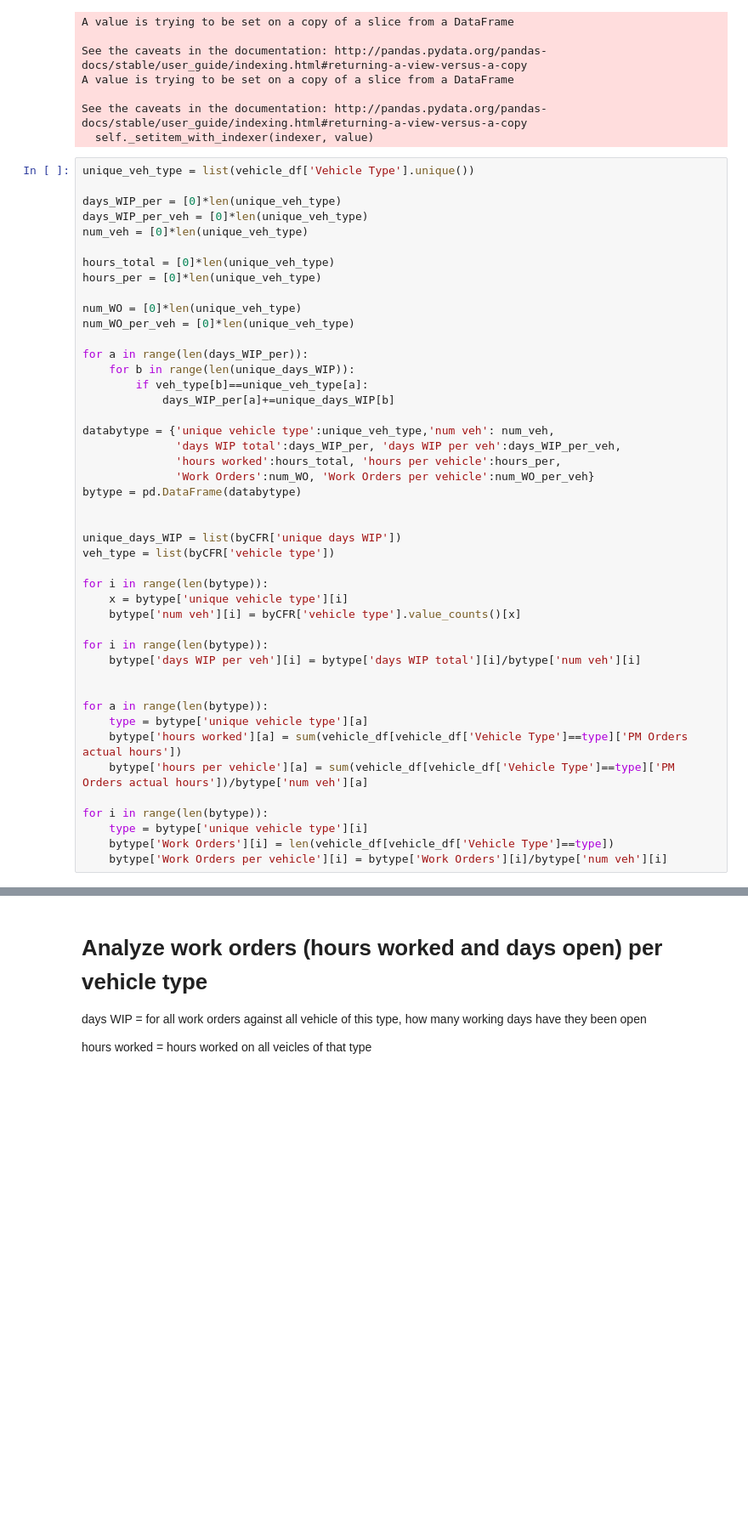
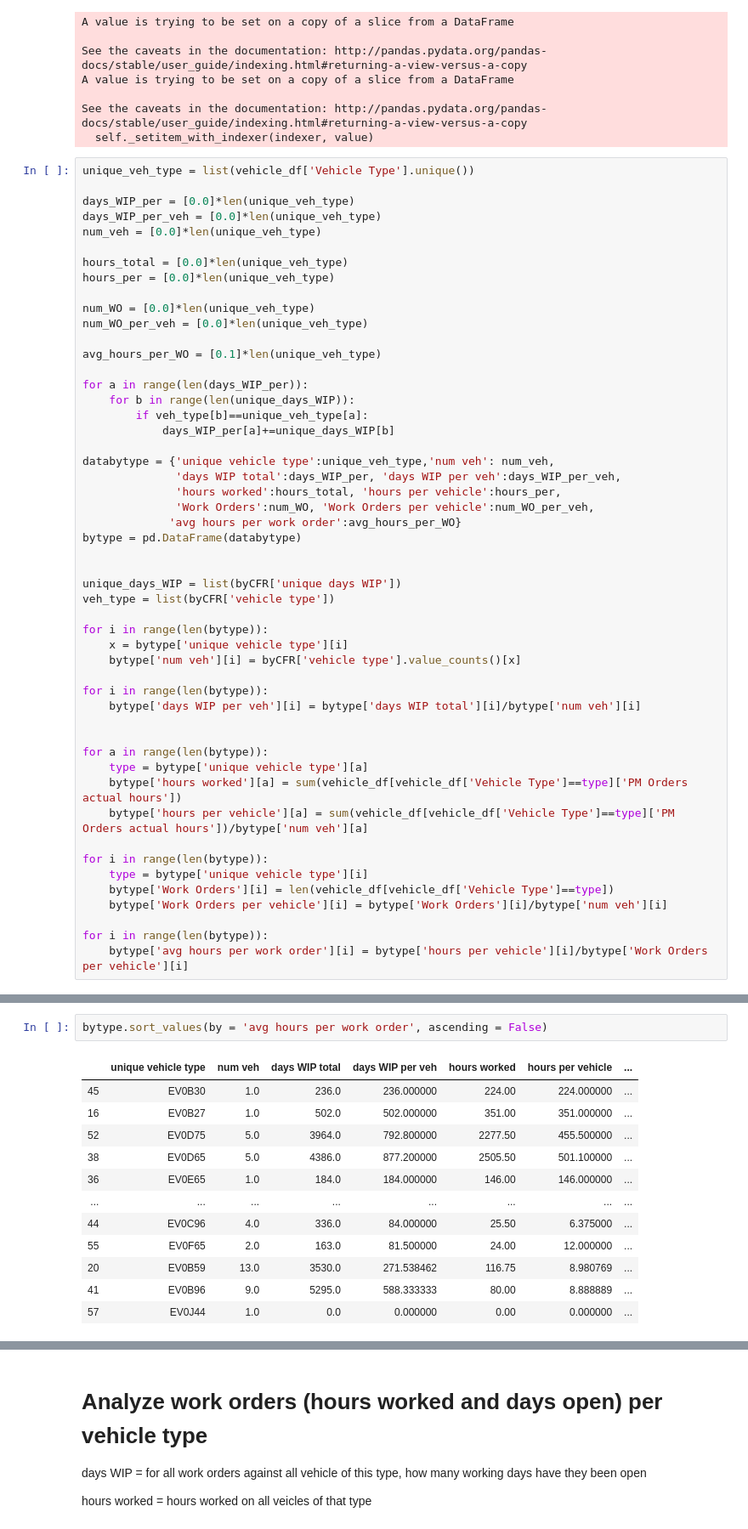
Before and after one commit to albud187/Data-Analytics-DRMIS-SAP-Production, a Jupyter notebook: Data Analytics DRMIS.ipynb, the cells around one changed output, grey strips where cells are left out. Shown: that part at 85% size. Cells and saved outputs as stored; diff of their text form; blank space fills up the shorter version.

```diff
--- a/Data Analytics DRMIS.ipynb
+++ b/Data Analytics DRMIS.ipynb
@@ -79,15 +79,17 @@ See the caveats in the documentation: http://pandas.pydata.org/pandas-docs/stabl
 # %%
 unique_veh_type = list(vehicle_df['Vehicle Type'].unique())
 
-days_WIP_per = [0]*len(unique_veh_type)
-days_WIP_per_veh = [0]*len(unique_veh_type)
-num_veh = [0]*len(unique_veh_type)
+days_WIP_per = [0.0]*len(unique_veh_type)
+days_WIP_per_veh = [0.0]*len(unique_veh_type)
+num_veh = [0.0]*len(unique_veh_type)
 
-hours_total = [0]*len(unique_veh_type)
-hours_per = [0]*len(unique_veh_type)
+hours_total = [0.0]*len(unique_veh_type)
+hours_per = [0.0]*len(unique_veh_type)
 
-num_WO = [0]*len(unique_veh_type)
-num_WO_per_veh = [0]*len(unique_veh_type)
+num_WO = [0.0]*len(unique_veh_type)
+num_WO_per_veh = [0.0]*len(unique_veh_type)
+
+avg_hours_per_WO = [0.1]*len(unique_veh_type)
 
 for a in range(len(days_WIP_per)):
     for b in range(len(unique_days_WIP)):
@@ -97,7 +99,8 @@ for a in range(len(days_WIP_per)):
 databytype = {'unique vehicle type':unique_veh_type,'num veh': num_veh,
               'days WIP total':days_WIP_per, 'days WIP per veh':days_WIP_per_veh,
               'hours worked':hours_total, 'hours per vehicle':hours_per,
-              'Work Orders':num_WO, 'Work Orders per vehicle':num_WO_per_veh}
+              'Work Orders':num_WO, 'Work Orders per vehicle':num_WO_per_veh,
+             'avg hours per work order':avg_hours_per_WO}
 bytype = pd.DataFrame(databytype)
 
 
@@ -121,6 +124,9 @@ for i in range(len(bytype)):
     type = bytype['unique vehicle type'][i]
     bytype['Work Orders'][i] = len(vehicle_df[vehicle_df['Vehicle Type']==type])
     bytype['Work Orders per vehicle'][i] = bytype['Work Orders'][i]/bytype['num veh'][i]
+
+for i in range(len(bytype)):
+    bytype['avg hours per work order'][i] = bytype['hours per vehicle'][i]/bytype['Work Orders per vehicle'][i]
 # %% [output]
 A value is trying to be set on a copy of a slice from a DataFrame
 
@@ -154,0 +148,15 @@ bytype.head()
+# %%
+bytype.sort_values(by = 'avg hours per work order', ascending = False)
+# %% [output]
+|  | unique vehicle type | num veh | days WIP total | days WIP per veh | hours worked | hours per vehicle | ... |
+| 45 | EV0B30 | 1.0 | 236.0 | 236.000000 | 224.00 | 224.000000 | ... |
+| 16 | EV0B27 | 1.0 | 502.0 | 502.000000 | 351.00 | 351.000000 | ... |
+| 52 | EV0D75 | 5.0 | 3964.0 | 792.800000 | 2277.50 | 455.500000 | ... |
+| 38 | EV0D65 | 5.0 | 4386.0 | 877.200000 | 2505.50 | 501.100000 | ... |
+| 36 | EV0E65 | 1.0 | 184.0 | 184.000000 | 146.00 | 146.000000 | ... |
+| ... | ... | ... | ... | ... | ... | ... | ... |
+| 44 | EV0C96 | 4.0 | 336.0 | 84.000000 | 25.50 | 6.375000 | ... |
+| 55 | EV0F65 | 2.0 | 163.0 | 81.500000 | 24.00 | 12.000000 | ... |
+| 20 | EV0B59 | 13.0 | 3530.0 | 271.538462 | 116.75 | 8.980769 | ... |
+| 41 | EV0B96 | 9.0 | 5295.0 | 588.333333 | 80.00 | 8.888889 | ... |
+| 57 | EV0J44 | 1.0 | 0.0 | 0.000000 | 0.00 | 0.000000 | ... |
```
Also changed, not shown: parts of 8 cells of this notebook, 1 other file.
